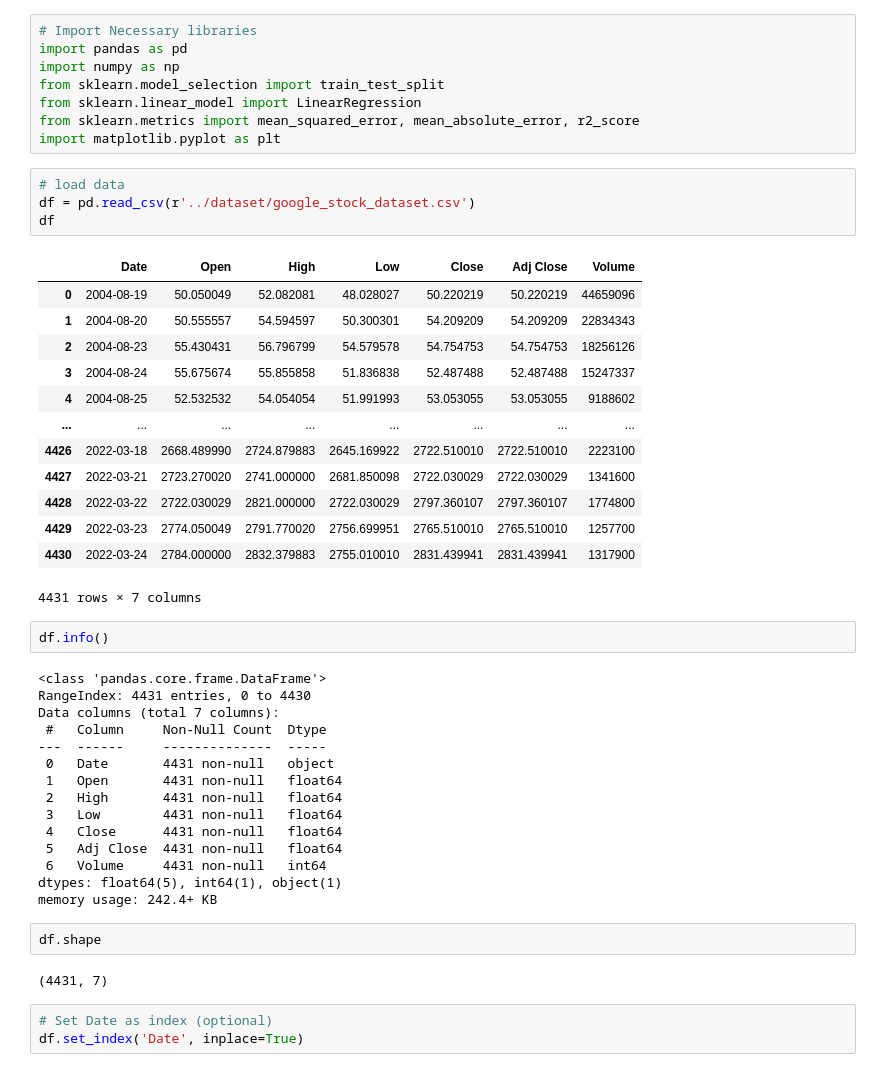
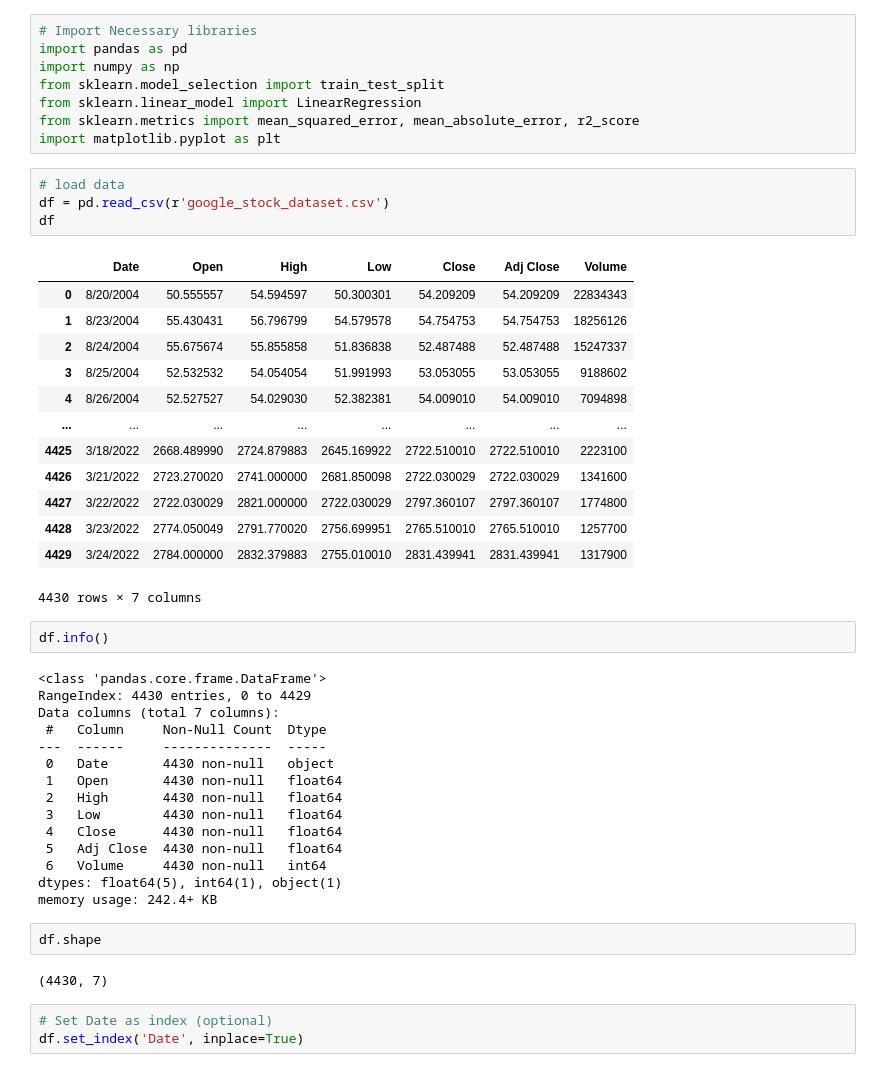
Before and after one commit to Al-Zoraiki-Mohammed/stock-price-prediction, a Jupyter notebook: linear_regression_model.ipynb, the cells around one changed output. Cells and saved outputs as stored; diff of their text form.

```diff
--- a/linear_regression_model.ipynb
+++ b/linear_regression_model.ipynb
@@ -8,43 +8,43 @@ from sklearn.metrics import mean_squared_error, mean_absolute_error, r2_score
 import matplotlib.pyplot as plt
 # %%
 # load data
-df = pd.read_csv(r'../dataset/google_stock_dataset.csv')
+df = pd.read_csv(r'google_stock_dataset.csv')
 df
 # %% [output]
 |  | Date | Open | High | Low | Close | Adj Close | Volume |
-| 0 | 2004-08-19 | 50.050049 | 52.082081 | 48.028027 | 50.220219 | 50.220219 | 44659096 |
-| 1 | 2004-08-20 | 50.555557 | 54.594597 | 50.300301 | 54.209209 | 54.209209 | 22834343 |
-| 2 | 2004-08-23 | 55.430431 | 56.796799 | 54.579578 | 54.754753 | 54.754753 | 18256126 |
-| 3 | 2004-08-24 | 55.675674 | 55.855858 | 51.836838 | 52.487488 | 52.487488 | 15247337 |
-| 4 | 2004-08-25 | 52.532532 | 54.054054 | 51.991993 | 53.053055 | 53.053055 | 9188602 |
+| 0 | 8/20/2004 | 50.555557 | 54.594597 | 50.300301 | 54.209209 | 54.209209 | 22834343 |
+| 1 | 8/23/2004 | 55.430431 | 56.796799 | 54.579578 | 54.754753 | 54.754753 | 18256126 |
+| 2 | 8/24/2004 | 55.675674 | 55.855858 | 51.836838 | 52.487488 | 52.487488 | 15247337 |
+| 3 | 8/25/2004 | 52.532532 | 54.054054 | 51.991993 | 53.053055 | 53.053055 | 9188602 |
+| 4 | 8/26/2004 | 52.527527 | 54.029030 | 52.382381 | 54.009010 | 54.009010 | 7094898 |
 | ... | ... | ... | ... | ... | ... | ... | ... |
-| 4426 | 2022-03-18 | 2668.489990 | 2724.879883 | 2645.169922 | 2722.510010 | 2722.510010 | 2223100 |
-| 4427 | 2022-03-21 | 2723.270020 | 2741.000000 | 2681.850098 | 2722.030029 | 2722.030029 | 1341600 |
-| 4428 | 2022-03-22 | 2722.030029 | 2821.000000 | 2722.030029 | 2797.360107 | 2797.360107 | 1774800 |
-| 4429 | 2022-03-23 | 2774.050049 | 2791.770020 | 2756.699951 | 2765.510010 | 2765.510010 | 1257700 |
-| 4430 | 2022-03-24 | 2784.000000 | 2832.379883 | 2755.010010 | 2831.439941 | 2831.439941 | 1317900 |
+| 4425 | 3/18/2022 | 2668.489990 | 2724.879883 | 2645.169922 | 2722.510010 | 2722.510010 | 2223100 |
+| 4426 | 3/21/2022 | 2723.270020 | 2741.000000 | 2681.850098 | 2722.030029 | 2722.030029 | 1341600 |
+| 4427 | 3/22/2022 | 2722.030029 | 2821.000000 | 2722.030029 | 2797.360107 | 2797.360107 | 1774800 |
+| 4428 | 3/23/2022 | 2774.050049 | 2791.770020 | 2756.699951 | 2765.510010 | 2765.510010 | 1257700 |
+| 4429 | 3/24/2022 | 2784.000000 | 2832.379883 | 2755.010010 | 2831.439941 | 2831.439941 | 1317900 |
-4431 rows × 7 columns
+4430 rows × 7 columns
 # %%
 df.info()
 # %% [output]
 <class 'pandas.core.frame.DataFrame'>
-RangeIndex: 4431 entries, 0 to 4430
+RangeIndex: 4430 entries, 0 to 4429
 Data columns (total 7 columns):
  #   Column     Non-Null Count  Dtype
 ---  ------     --------------  -----
- 0   Date       4431 non-null   object
- 1   Open       4431 non-null   float64
- 2   High       4431 non-null   float64
- 3   Low        4431 non-null   float64
- 4   Close      4431 non-null   float64
- 5   Adj Close  4431 non-null   float64
- 6   Volume     4431 non-null   int64
+ 0   Date       4430 non-null   object
+ 1   Open       4430 non-null   float64
+ 2   High       4430 non-null   float64
+ 3   Low        4430 non-null   float64
+ 4   Close      4430 non-null   float64
+ 5   Adj Close  4430 non-null   float64
+ 6   Volume     4430 non-null   int64
 dtypes: float64(5), int64(1), object(1)
 memory usage: 242.4+ KB
 # %%
 df.shape
 # %% [output]
-(4431, 7)
+(4430, 7)
 # %%
 # Set Date as index (optional)
 df.set_index('Date', inplace=True)
```
Also changed, not shown: parts of 7 cells of this notebook, 4 other files.
